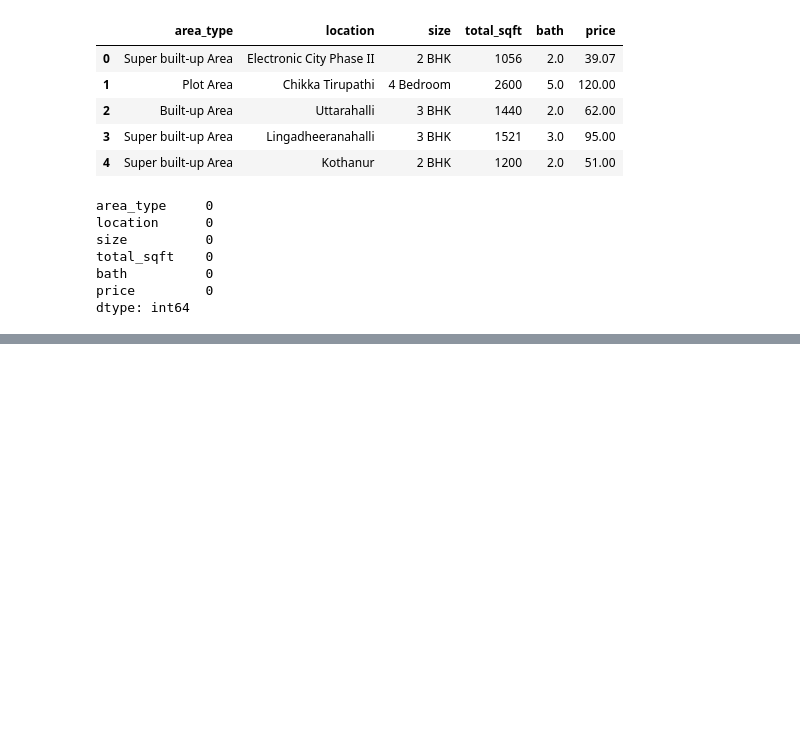
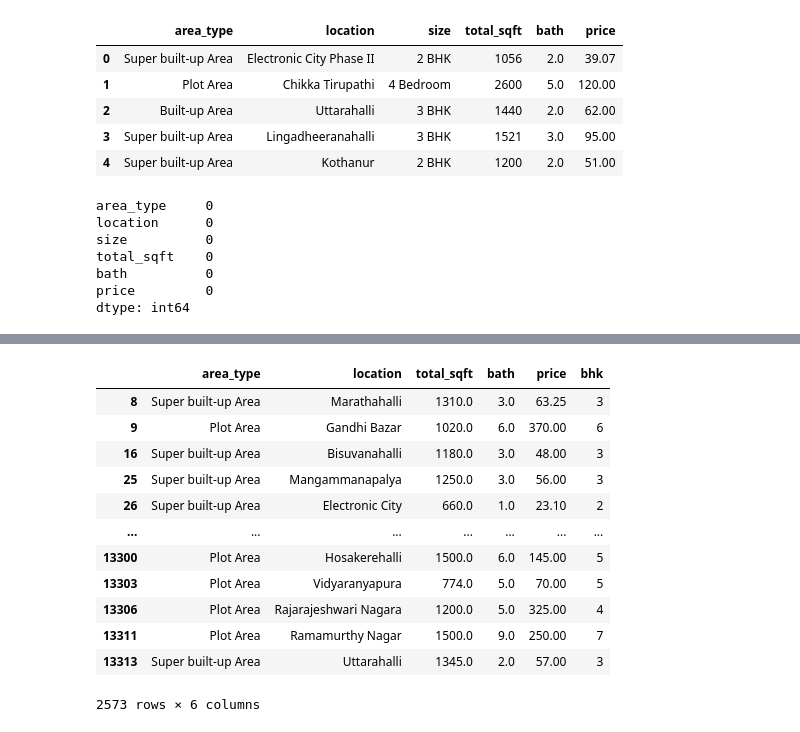
Before and after one commit to Asifdotexe/real-estate-price-prediction, a Jupyter notebook: python/House Price Prediction.ipynb, the cells around one changed output, grey strips where cells are left out. Drawn from its saved outputs; the diff is of its cells as text; code cells hidden in the pictures; blank space fills up the shorter version.

```diff
--- a/python/House Price Prediction.ipynb
+++ b/python/House Price Prediction.ipynb
@@ -119,0 +148,14 @@ dtype: int64
+# %%
+# creating a function to average the ranges
+def convert_sqft(x):
+    token = x.split('-')
+    if len(token) == 2:
+        return (float(token[0])+float(token[1]))/2
+    try:
+        return float(x)
+    except:
+        return None
+# %%
+# applying the function
+df['total_sqft'] = df['total_sqft'].apply(convert_sqft)
+df.sample(5)
@@ -119,0 +169,5 @@ dtype: int64
+# %%
+# dropping these values as well
+display(df.shape)
+df = df.dropna()
+df.shape
@@ -119,0 +200,5 @@ dtype: int64
+# %%
+# creating a new column with just the numbers of bedrooms
+df['bhk'] = df['size'].apply(lambda x:int(x.split(' ')[0]))
+df = df.drop('size', axis=1)
+df.head()
@@ -119,0 +241,19 @@ dtype: int64
+# %%
+print(df.shape)
+# removing all the column that have discrepencies in total_sqft
+df = df[~df['total_sqft']/df['bhk']<450]
+df.shape
+# %% [output]
+|  | area_type | location | total_sqft | bath | price | bhk |
+| 8 | Super built-up Area | Marathahalli | 1310.0 | 3.0 | 63.25 | 3 |
+| 9 | Plot Area | Gandhi Bazar | 1020.0 | 6.0 | 370.00 | 6 |
+| 16 | Super built-up Area | Bisuvanahalli | 1180.0 | 3.0 | 48.00 | 3 |
+| 25 | Super built-up Area | Mangammanapalya | 1250.0 | 3.0 | 56.00 | 3 |
+| 26 | Super built-up Area | Electronic City | 660.0 | 1.0 | 23.10 | 2 |
+| ... | ... | ... | ... | ... | ... | ... |
+| 13300 | Plot Area | Hosakerehalli | 1500.0 | 6.0 | 145.00 | 5 |
+| 13303 | Plot Area | Vidyaranyapura | 774.0 | 5.0 | 70.00 | 5 |
+| 13306 | Plot Area | Rajarajeshwari Nagara | 1200.0 | 5.0 | 325.00 | 4 |
+| 13311 | Plot Area | Ramamurthy Nagar | 1500.0 | 9.0 | 250.00 | 7 |
+| 13313 | Super built-up Area | Uttarahalli | 1345.0 | 2.0 | 57.00 | 3 |
+2573 rows × 6 columns
```
Also changed, not shown: parts of 20 cells of this notebook.
